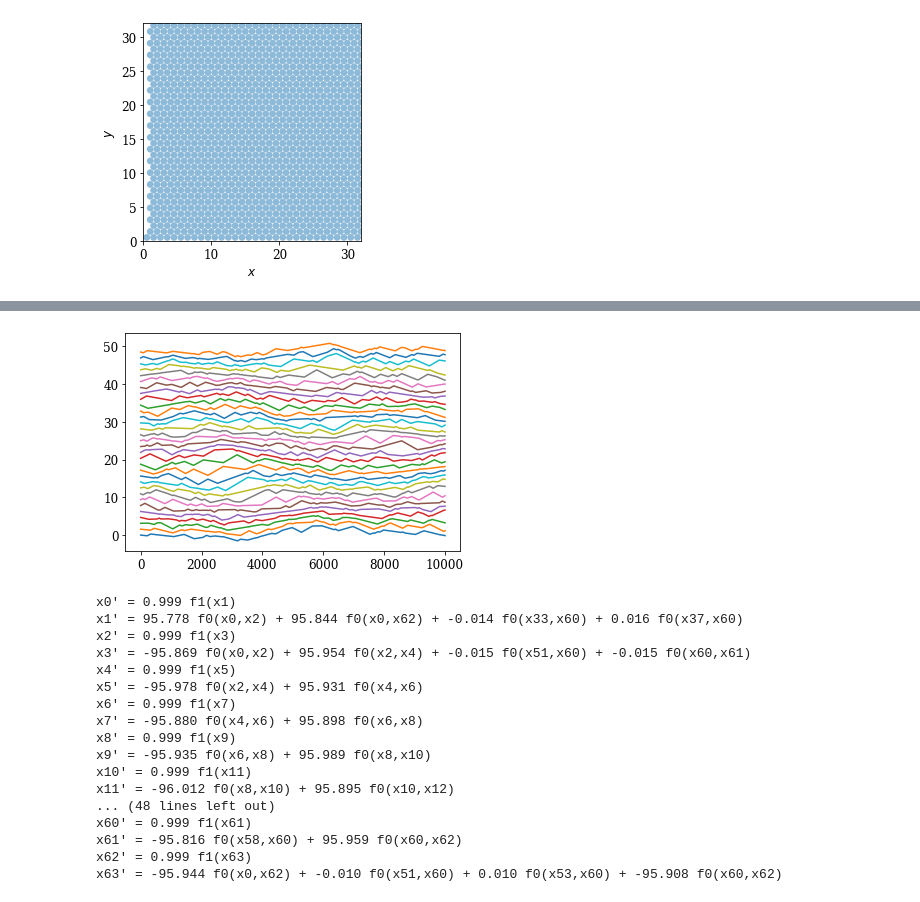
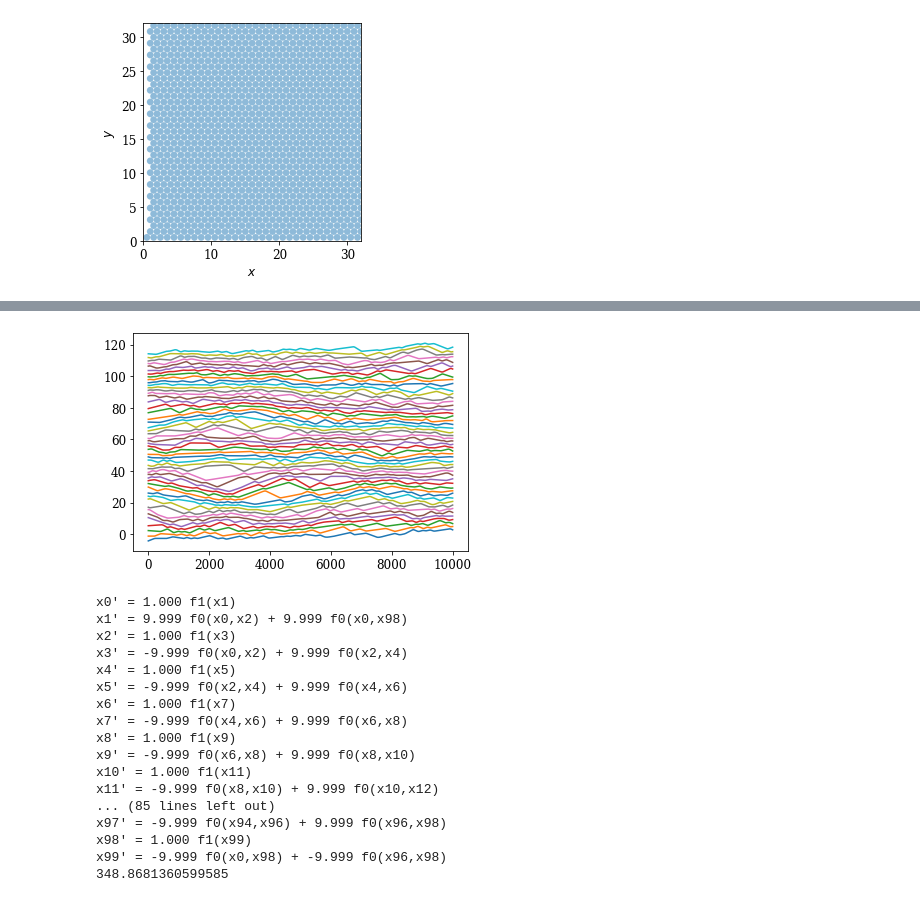
Before and after one commit to znicolaou/manybody, a Jupyter notebook: plot.ipynb, the cells around one changed output, grey strips where cells are left out. Drawn from its saved outputs; the diff is of its cells as text; code cells hidden in the pictures.

Commit message:
updated plots
Former-commit-id: e9e36466bf7562fe78316d8e7378b624cd15b94a

```diff
--- a/plot.ipynb
+++ b/plot.ipynb
@@ -183,22 +234,32 @@ plt.show()
 # %%
-import pysindy as ps
-
 test=np.fromfile("data/test.dat")
 test2=test.reshape((50,5001,2))
 R=1
 dt=0.01
-X=np.transpose([test2[:,:,0],test2[:,:,1]],axes=(1,0,2)).reshape(len(test2)*2,test2.shape[1]).T
+order=np.argsort(test2[:,0,0])
+X=np.transpose([test2[order,:,0],test2[order,:,1]],axes=(1,0,2)).reshape(len(test2)*2,test2.shape[1]).T
 plt.plot(X[:,::2])
 plt.show()
 def iden (x):
     return x
 def pairwise (x,y):
     d=y-x
-    return [ np.sign(d[i])*(1-np.linalg.norm(d[i])/(2*R))**1.5 if np.linalg.norm(d[i])<2*R else 0 for i in range(len(d)) ]
+    return [ (1-np.linalg.norm(d[i])/(2*R))**1.5 if np.linalg.norm(d[i])<2*R else 0 for i in range(len(d)) ]
+def boundary1 (x):
+    y=60-R/2
+    d=y-x
+    return [ (1-np.linalg.norm(d[i])/(R))**1.5 if np.linalg.norm(d[i])<R else 0 for i in range(len(d)) ]
+def boundary2 (x):
+    y=-(60-R/2)
+    d=y-x
+    return [ (1-np.linalg.norm(d[i])/(R))**1.5 if np.linalg.norm(d[i])<R else 0 for i in range(len(d)) ]
 
-library_functions = [pairwise,iden]
+library_functions = [iden,pairwise,boundary1,boundary2]
 custom_library = ps.CustomLibrary(library_functions=library_functions)
 model = ps.SINDy(feature_library=custom_library)
+start=timeit.default_timer()
 model.fit(X, t=np.arange(0,len(X))*dt)
+stop=timeit.default_timer()
 model.print()
+print(stop-start)
 # %% [output]
@@ -223,5 +284,5 @@ x99' = 1.574 f0(x0,x12) + -0.721 f0(x0,x40) + 0.239 f0(x1,x16) + 1.713 f0(x2,x58
 # %%
-filebase='data/1d'
+filebase='data/1d3'
 file=open(filebase+'out.dat')
 N,dim,t1,t2,t3,dt,L,R0,R,V,H=file.readline().split()
 N=int(N)
@@ -235,52 +296,56 @@ t3=float(t3)
 dt=float(dt)
 file.close()
 times=np.fromfile(filebase+'times.dat')
 order=np.fromfile(filebase+'orders.dat',dtype=np.int32)
 states=np.fromfile(filebase+'states.dat')
 states=states.reshape((int(len(states)/((2*dim)*N)),(2*dim)*N))
-states[:,0]=np.mod(states[:,0]+L/2,L)-L/2
-states[:,2]=np.mod(states[:,2]+L/2,L)-L/2
-states[:,-2]=np.mod(states[:,-2]-L/2,L)+L/2
+for i in range(int(N/4)):
+    states[:,2*i]=np.mod(states[:,2*i]+L/2,L)-L/2
+for i in range(int(3*N/4),N):
+    states[:,2*i]=np.mod(states[:,2*i]-L/2,L)+L/2
+
 icoord=[]
 jcoord=[]
 ind=0
 while ind<len(order):
     icoord.append(order[ind+1:ind+2*order[ind]+1:2])
     jcoord.append(order[ind+2:ind+2*order[ind]+1:2])
     ind=ind+2*order[ind]+1
 coords= np.array([len(ind) for ind in icoord])/(N/2)
 plt.plot(states[:,::2])
 plt.show()
 
 def iden (x):
     return x
 def pairwise (x,y):
     d=np.mod(x-y+L/2,L)-L/2
     return [ np.sign(d[i])*(1-np.linalg.norm(d[i])/(2*R))**1.5 if np.linalg.norm(d[i])<2*R else 0 for i in range(len(d)) ]
 
 states.shape
-import pysindy as ps
 library_functions = [pairwise,iden]
 custom_library = ps.CustomLibrary(library_functions=library_functions)
 model = ps.SINDy(feature_library=custom_library)
+start=timeit.default_timer()
 model.fit(states, t=np.arange(0,len(states))*dt)
+stop=timeit.default_timer()
 model.print()
+print(stop-start)
 # %% [output]
-[figure, old version]
+[figure, new version]
-x0' = 0.999 f1(x1)
-x1' = 95.778 f0(x0,x2) + 95.844 f0(x0,x62) + -0.014 f0(x33,x60) + 0.016 f0(x37,x60)
-x2' = 0.999 f1(x3)
-x3' = -95.869 f0(x0,x2) + 95.954 f0(x2,x4) + -0.015 f0(x51,x60) + -0.015 f0(x60,x61)
-x4' = 0.999 f1(x5)
-x5' = -95.978 f0(x2,x4) + 95.931 f0(x4,x6)
-x6' = 0.999 f1(x7)
-x7' = -95.880 f0(x4,x6) + 95.898 f0(x6,x8)
-x8' = 0.999 f1(x9)
-x9' = -95.935 f0(x6,x8) + 95.989 f0(x8,x10)
-x10' = 0.999 f1(x11)
-x11' = -96.012 f0(x8,x10) + 95.895 f0(x10,x12)
-... (48 lines left out)
-x60' = 0.999 f1(x61)
-x61' = -95.816 f0(x58,x60) + 95.959 f0(x60,x62)
-x62' = 0.999 f1(x63)
-x63' = -95.944 f0(x0,x62) + -0.010 f0(x51,x60) + 0.010 f0(x53,x60) + -95.908 f0(x60,x62)
+x0' = 1.000 f1(x1)
+x1' = 9.999 f0(x0,x2) + 9.999 f0(x0,x98)
+x2' = 1.000 f1(x3)
+x3' = -9.999 f0(x0,x2) + 9.999 f0(x2,x4)
+x4' = 1.000 f1(x5)
+x5' = -9.999 f0(x2,x4) + 9.999 f0(x4,x6)
+x6' = 1.000 f1(x7)
+x7' = -9.999 f0(x4,x6) + 9.999 f0(x6,x8)
+x8' = 1.000 f1(x9)
+x9' = -9.999 f0(x6,x8) + 9.999 f0(x8,x10)
+x10' = 1.000 f1(x11)
+x11' = -9.999 f0(x8,x10) + 9.999 f0(x10,x12)
+... (85 lines left out)
+x97' = -9.999 f0(x94,x96) + 9.999 f0(x96,x98)
+x98' = 1.000 f1(x99)
+x99' = -9.999 f0(x0,x98) + -9.999 f0(x96,x98)
+348.8681360599585
```
Also changed, not shown: parts of 7 cells of this notebook, 2 other files.
